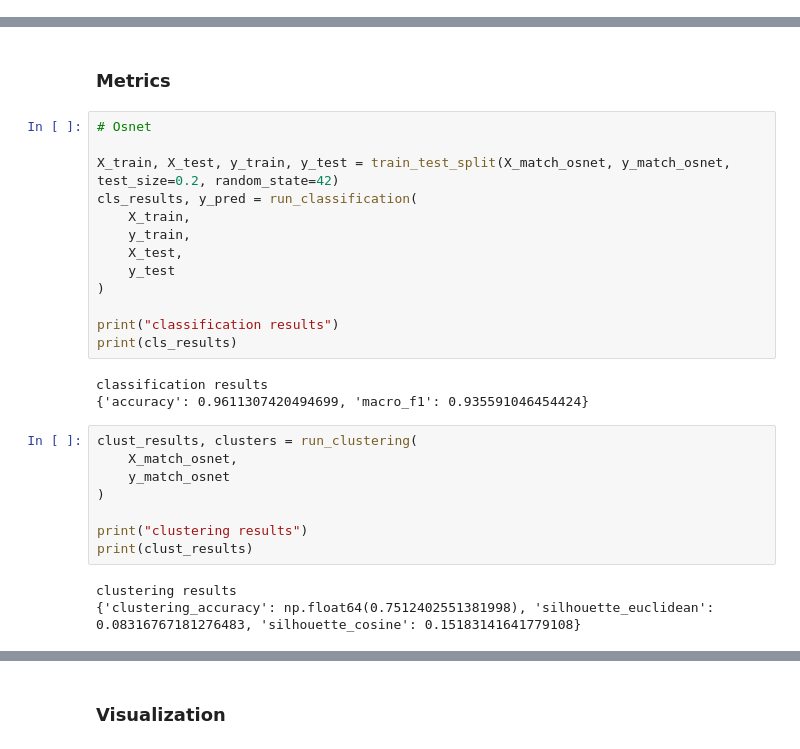
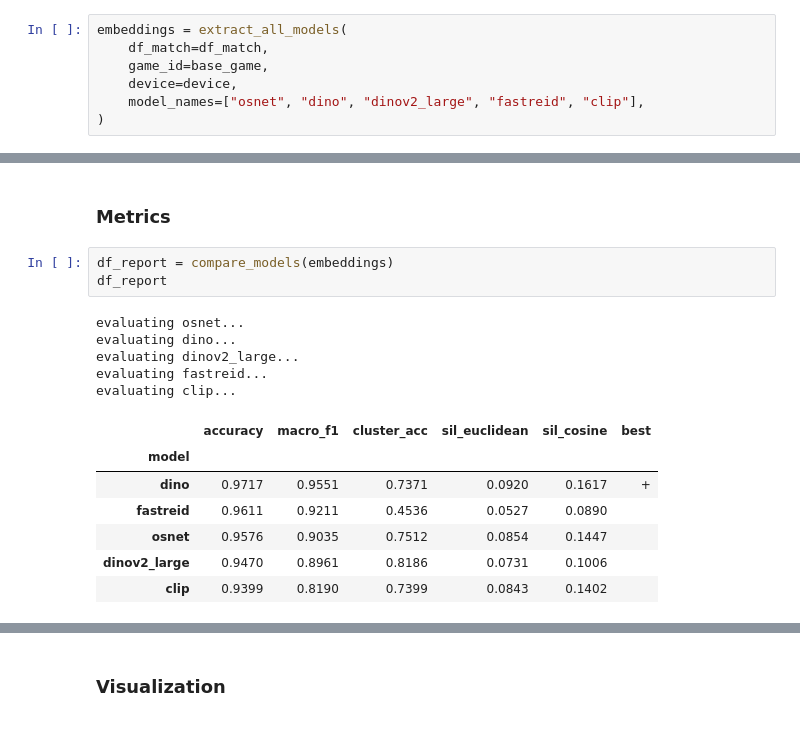
Before and after one commit to Anton9721/Football_Skoltech, a Jupyter notebook: analitics.ipynb, the cells around one changed output, grey strips where cells are left out. Saved outputs shown, nothing was run; the diff lists cells and outputs as text.

Commit message:
add dinov2, fastreid, clip

```diff
--- a/analitics.ipynb
+++ b/analitics.ipynb
@@ -94,0 +68,7 @@ computing embeddings
+# %%
+embeddings = extract_all_models(
+    df_match=df_match,
+    game_id=base_game,
+    device=device,
+    model_names=["osnet", "dino", "dinov2_large", "fastreid", "clip"],
+)
@@ -95,29 +107,18 @@ computing embeddings
 # %% [markdown]
 ### Metrics
 # %%
-# Osnet
-
-X_train, X_test, y_train, y_test = train_test_split(X_match_osnet, y_match_osnet, test_size=0.2, random_state=42)
-cls_results, y_pred = run_classification(
-    X_train,
-    y_train,
-    X_test,
-    y_test
-)
-
-print("classification results")
-print(cls_results)
+df_report = compare_models(embeddings)
+df_report
 # %% [output]
-classification results
-{'accuracy': 0.9611307420494699, 'macro_f1': 0.935591046454424}
+evaluating osnet...
+evaluating dino...
+evaluating dinov2_large...
+evaluating fastreid...
+evaluating clip...
+|  | accuracy | macro_f1 | cluster_acc | sil_euclidean | sil_cosine | best |
+| model |  |  |  |  |  |  |
+| dino | 0.9717 | 0.9551 | 0.7371 | 0.0920 | 0.1617 | + |
+| fastreid | 0.9611 | 0.9211 | 0.4536 | 0.0527 | 0.0890 |  |
+| osnet | 0.9576 | 0.9035 | 0.7512 | 0.0854 | 0.1447 |  |
+| dinov2_large | 0.9470 | 0.8961 | 0.8186 | 0.0731 | 0.1006 |  |
+| clip | 0.9399 | 0.8190 | 0.7399 | 0.0843 | 0.1402 |  |
-# %%
-clust_results, clusters = run_clustering(
-    X_match_osnet,
-    y_match_osnet
-)
-
-print("clustering results")
-print(clust_results)
-# %% [output]
-clustering results
-{'clustering_accuracy': np.float64(0.7512402551381998), 'silhouette_euclidean': 0.08316767181276483, 'silhouette_cosine': 0.15183141641779108}
```
Also changed, not shown: parts of 20 cells of this notebook, 4 other files.
